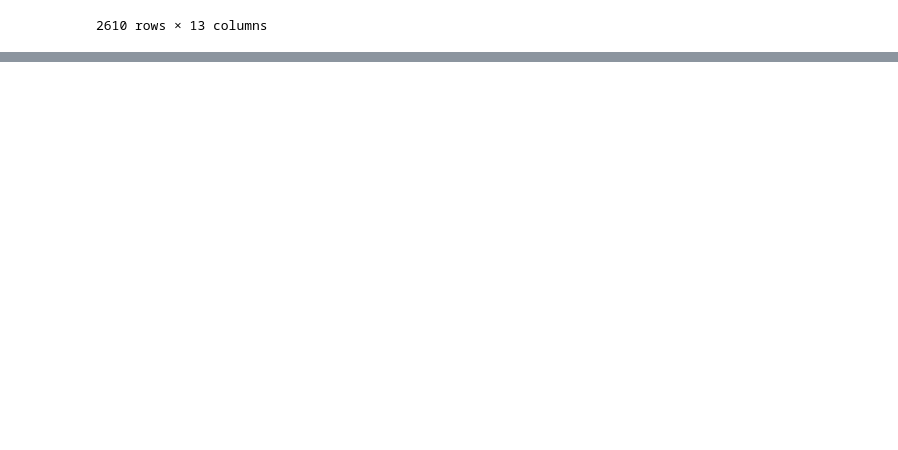
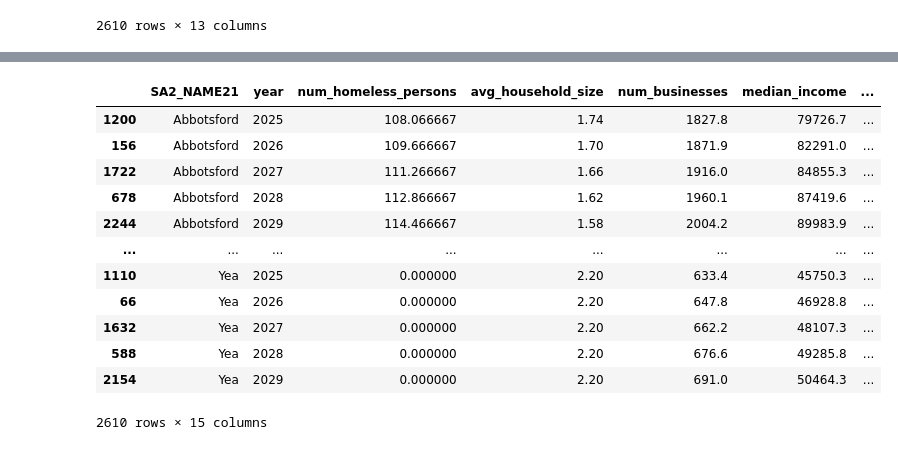
Before and after one commit to MAST30034-AppliedDataScience/project-2-group-real-estate-industry-project-31, a Jupyter notebook: notebooks/question2.ipynb, the cells around one changed output, grey strips where cells are left out. Saved outputs shown, nothing was run; the diff lists cells and outputs as text; code cells hidden in the pictures; blank space fills up the shorter version.

```diff
--- a/notebooks/question2.ipynb
+++ b/notebooks/question2.ipynb
@@ -185,0 +211,2 @@ sorted_avg_pct_change.tail(20)
+# %%
+future_nndf = future_ndf.drop(['housing_index', 'cpi_without_housing', 'median_weekly_rent'], axis=1)
@@ -185,0 +229,22 @@ sorted_avg_pct_change.tail(20)
+# %%
+X_test = future_nndf.drop(['SA2_NAME21', 'year'], axis=1)
+# %%
+y_pred = rf.predict(X_test)
+# %%
+future_nndf['predicted_median_rent'] = y_pred
+# %%
+future_nndf
+# %% [output]
+|  | SA2_NAME21 | year | num_homeless_persons | avg_household_size | num_businesses | median_income | ... |
+| 1200 | Abbotsford | 2025 | 108.066667 | 1.74 | 1827.8 | 79726.7 | ... |
+| 156 | Abbotsford | 2026 | 109.666667 | 1.70 | 1871.9 | 82291.0 | ... |
+| 1722 | Abbotsford | 2027 | 111.266667 | 1.66 | 1916.0 | 84855.3 | ... |
+| 678 | Abbotsford | 2028 | 112.866667 | 1.62 | 1960.1 | 87419.6 | ... |
+| 2244 | Abbotsford | 2029 | 114.466667 | 1.58 | 2004.2 | 89983.9 | ... |
+| ... | ... | ... | ... | ... | ... | ... | ... |
+| 1110 | Yea | 2025 | 0.000000 | 2.20 | 633.4 | 45750.3 | ... |
+| 66 | Yea | 2026 | 0.000000 | 2.20 | 647.8 | 46928.8 | ... |
+| 1632 | Yea | 2027 | 0.000000 | 2.20 | 662.2 | 48107.3 | ... |
+| 588 | Yea | 2028 | 0.000000 | 2.20 | 676.6 | 49285.8 | ... |
+| 2154 | Yea | 2029 | 0.000000 | 2.20 | 691.0 | 50464.3 | ... |
+2610 rows × 15 columns
```
Also changed, not shown: parts of 11 cells of this notebook.
